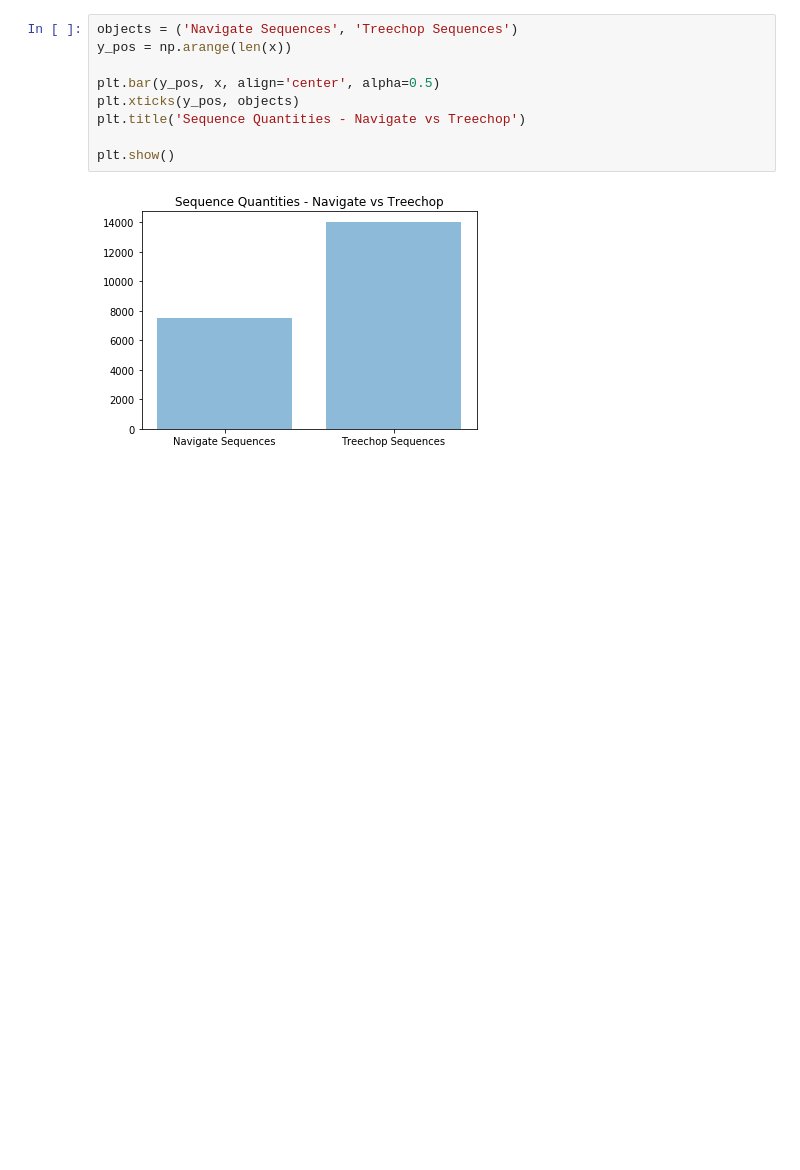
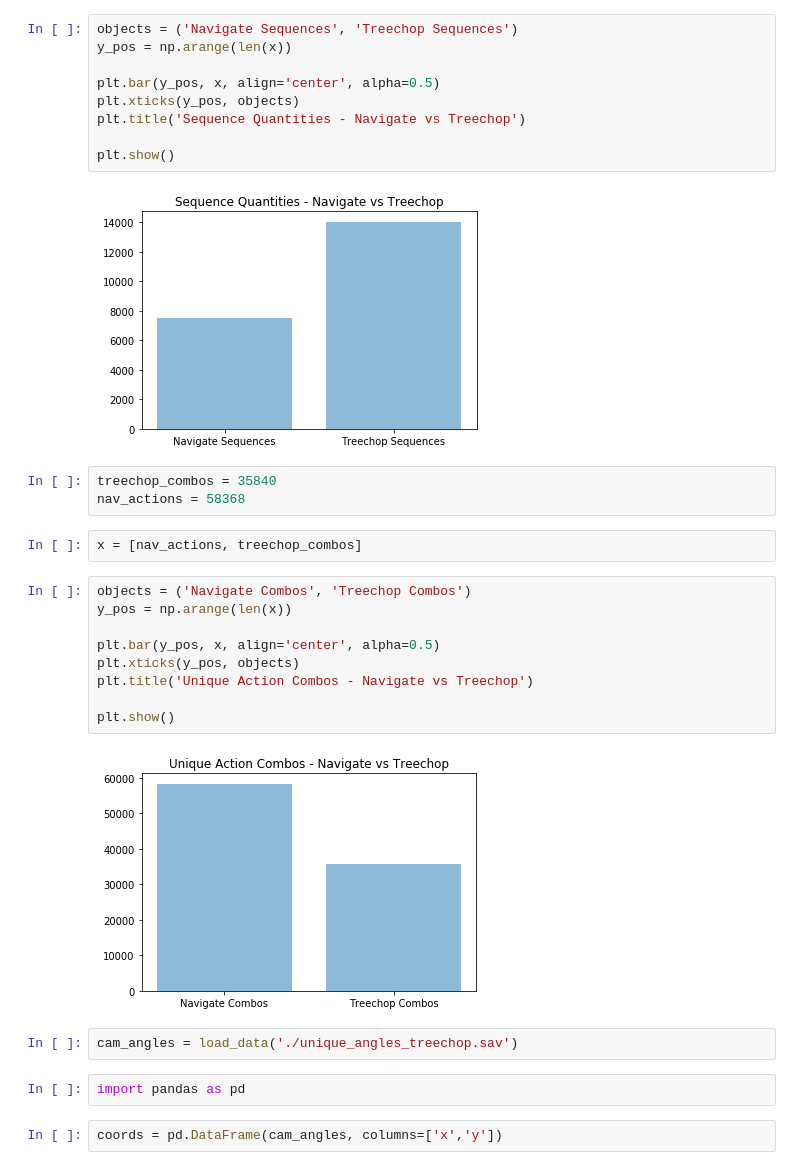
Before and after one commit to DaniellePotts/Masters-Dissertation, a Jupyter notebook: graphs/Data visualisations.ipynb, the cells around one changed output. Saved outputs shown, nothing was run; the diff lists cells and outputs as text; blank space fills up the shorter version.

```diff
--- a/graphs/Data visualisations.ipynb
+++ b/graphs/Data visualisations.ipynb
@@ -110,3 +117,25 @@ plt.title('Sequence Quantities - Navigate vs Treechop')
 plt.show()
 # %% [output]
 [figure]
+# %%
+treechop_combos = 35840
+nav_actions = 58368
+# %%
+x = [nav_actions, treechop_combos]
+# %%
+objects = ('Navigate Combos', 'Treechop Combos')
+y_pos = np.arange(len(x))
+
+plt.bar(y_pos, x, align='center', alpha=0.5)
+plt.xticks(y_pos, objects)
+plt.title('Unique Action Combos - Navigate vs Treechop')
+
+plt.show()
+# %% [output]
+[figure, added]
+# %%
+cam_angles = load_data('./unique_angles_treechop.sav')
+# %%
+import pandas as pd
+# %%
+coords = pd.DataFrame(cam_angles, columns=['x','y'])
```
Also changed, not shown: parts of 3 cells of this notebook, 3 other files.
